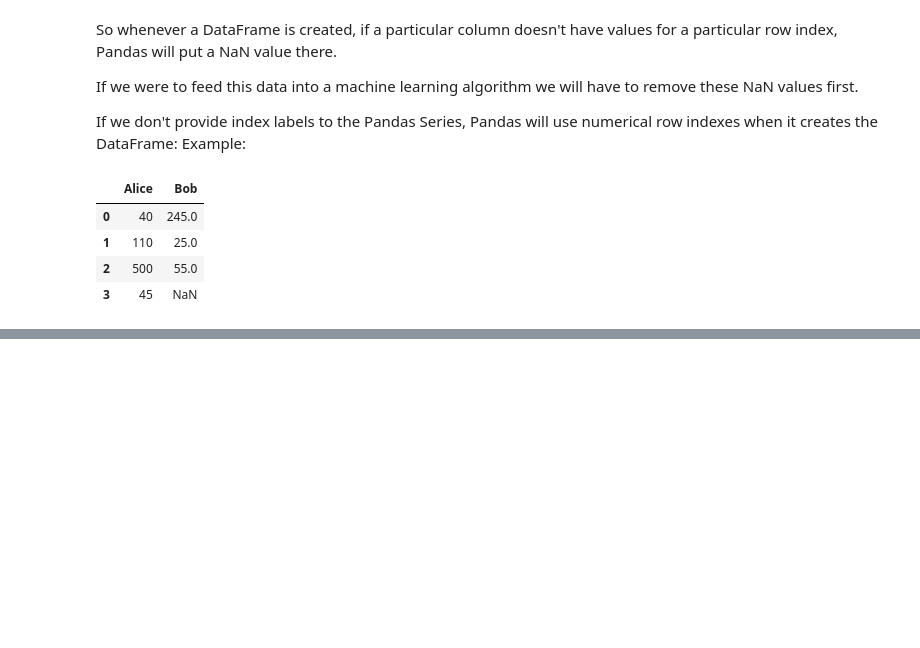
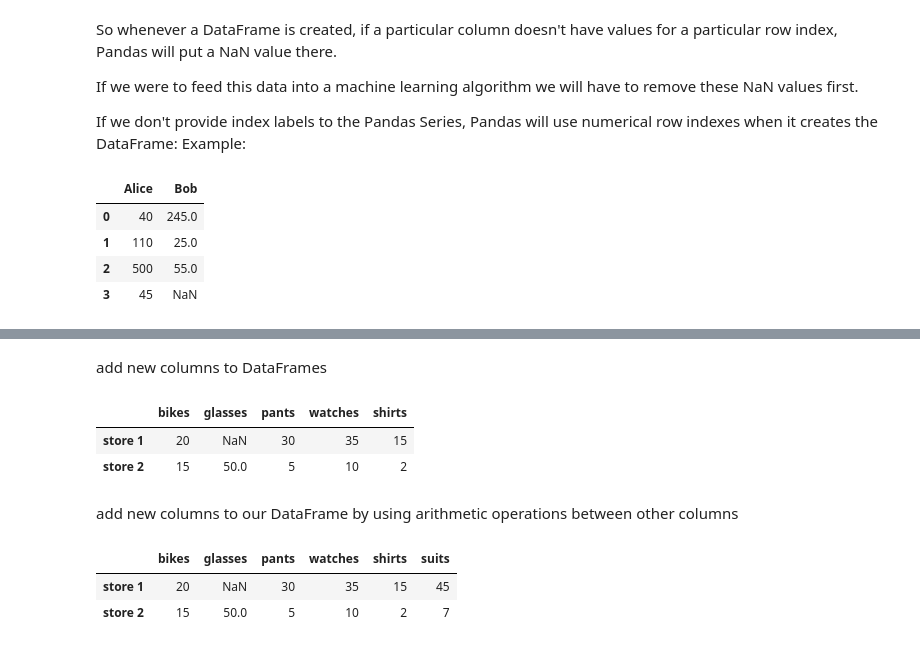
Before and after one commit to Berenice2018/DeepLearning, a Jupyter notebook: Pandas.ipynb, the cells around one changed output, grey strips where cells are left out. Cells and saved outputs as stored; diff of their text form; code cells hidden in the pictures; blank space fills up the shorter version.

```diff
--- a/Pandas.ipynb
+++ b/Pandas.ipynb
@@ -322,0 +368,9 @@ The column index in shopping_carts is: Index(['Alice', 'Bob'], dtype='object')
+# %%
+# We create a list of Python dictionaries
+items2 = [{'bikes': 20, 'pants': 30, 'watches': 35},
+          {'watches': 10, 'glasses': 50, 'bikes': 15, 'pants':5}]
+
+# create a DataFrame
+# store_items = pd.DataFrame(items2)
+store_items = pd.DataFrame(items2, index = ['store 1', 'store 2'])
+store_items
@@ -322,0 +417,21 @@ The column index in shopping_carts is: Index(['Alice', 'Bob'], dtype='object')
+# %% [markdown]
+add new columns to  DataFrames
+# %%
+# add a new column named shirts to store_items DataFrame indicating the number of
+# shirts in stock at each store. We will put 15 shirts in store 1 and 2 shirts in store 2
+store_items['shirts'] = [15,2]
+store_items
+# %% [output]
+|  | bikes | glasses | pants | watches | shirts |
+| store 1 | 20 | NaN | 30 | 35 | 15 |
+| store 2 | 15 | 50.0 | 5 | 10 | 2 |
+# %% [markdown]
+add new columns to our DataFrame by using arithmetic operations between other columns
+# %%
+# make a new column called suits by adding the number of shirts and pants
+store_items['suits'] = store_items['pants'] + store_items['shirts']
+store_items
+# %% [output]
+|  | bikes | glasses | pants | watches | shirts | suits |
+| store 1 | 20 | NaN | 30 | 35 | 15 | 45 |
+| store 2 | 15 | 50.0 | 5 | 10 | 2 | 7 |
```
Also changed, not shown: parts of 24 cells of this notebook.
